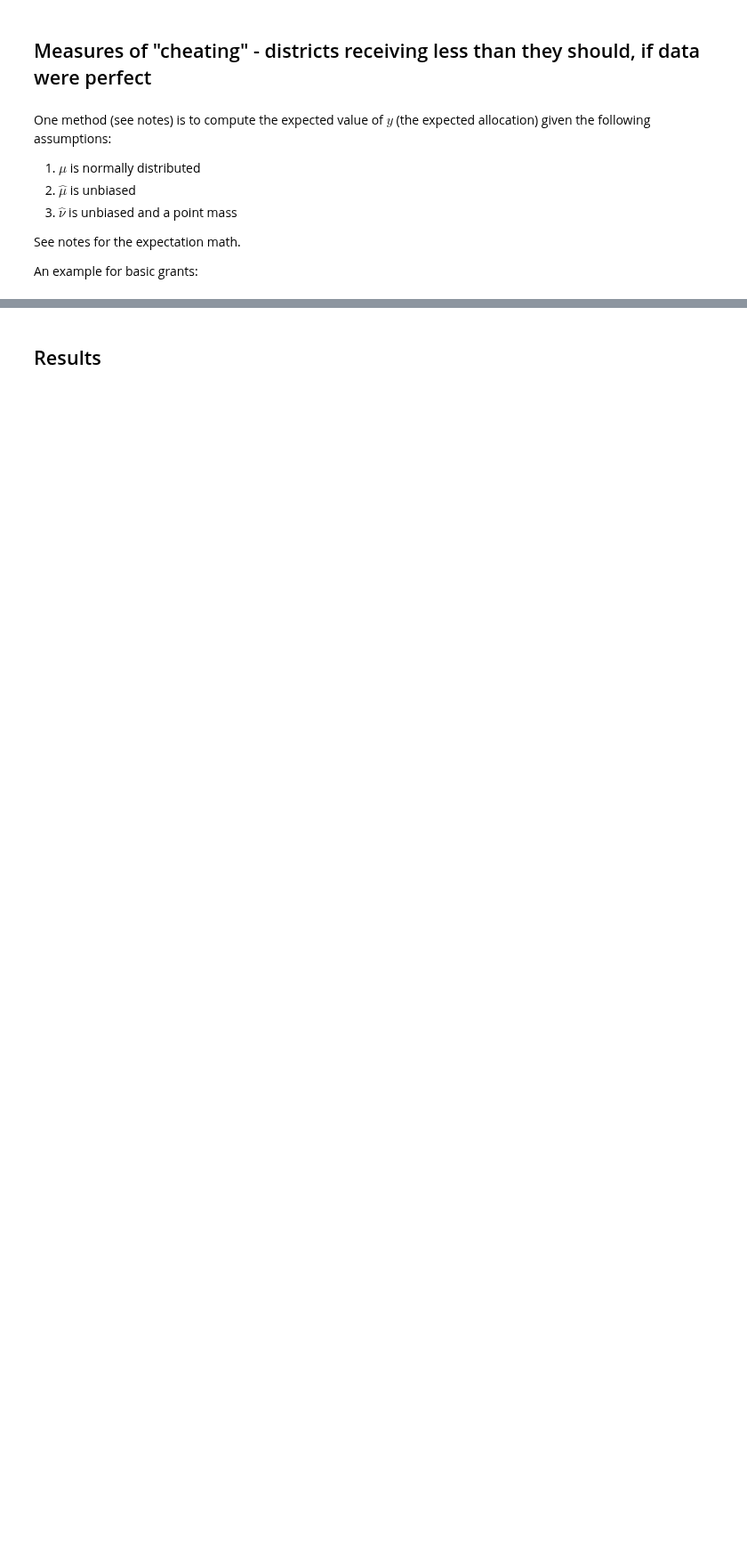
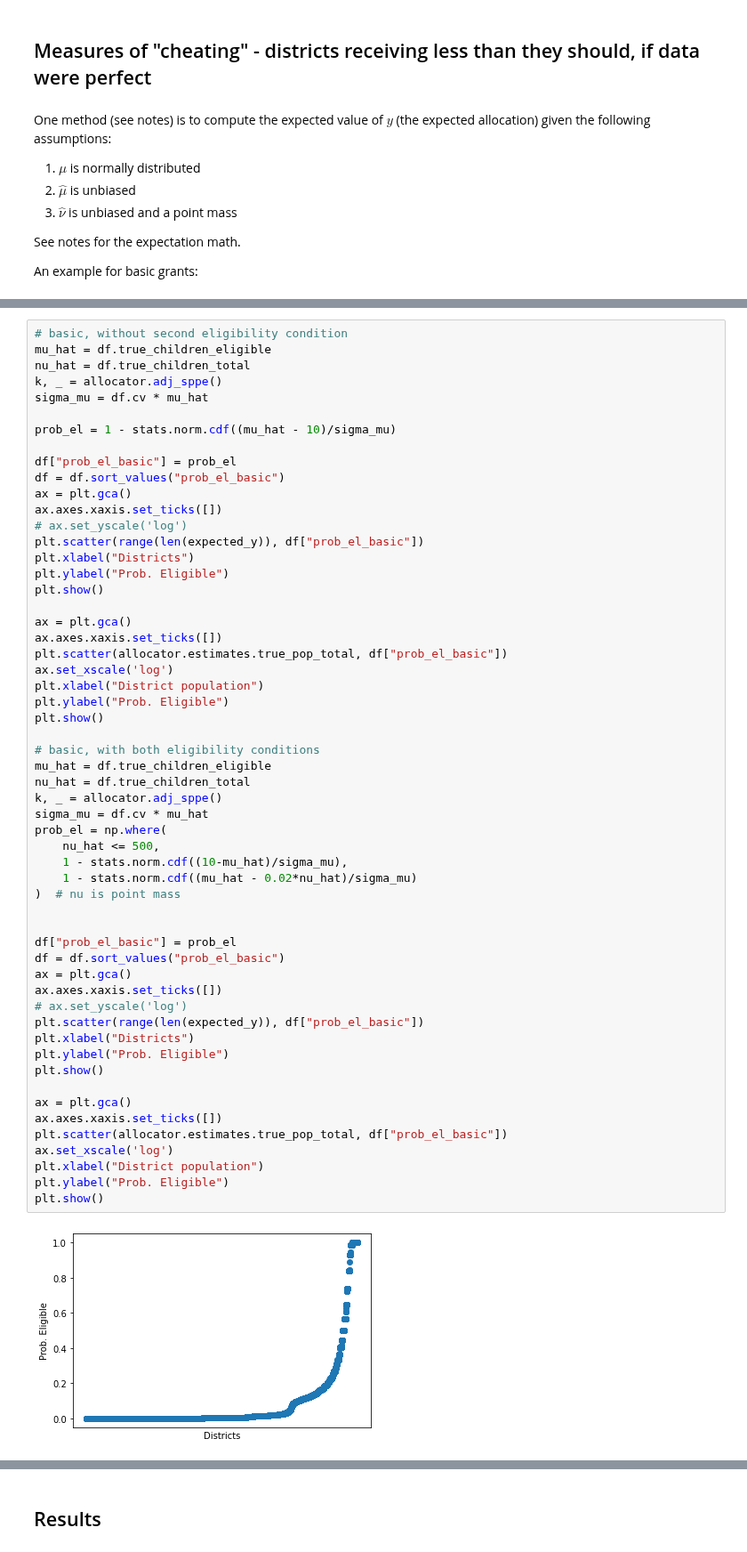
Before and after one commit to ryansteed/dp-policy, a Jupyter notebook: notebooks/titlei.ipynb, the cells around one changed output, grey strips where cells are left out. Shown at 89% size. Drawn from its saved outputs; the diff is of its cells as text; blank space fills up the shorter version.

Commit message:
:construction: WIP: eligibility analysis

```diff
--- a/notebooks/titlei.ipynb
+++ b/notebooks/titlei.ipynb
@@ -600,0 +605,58 @@ df.tail()
+# %%
+# basic, without second eligibility condition
+mu_hat = df.true_children_eligible
+nu_hat = df.true_children_total
+k, _ = allocator.adj_sppe()
+sigma_mu = df.cv * mu_hat
+
+prob_el = 1 - stats.norm.cdf((mu_hat - 10)/sigma_mu)
+
+df["prob_el_basic"] = prob_el
+df = df.sort_values("prob_el_basic")
+ax = plt.gca()
+ax.axes.xaxis.set_ticks([])
+# ax.set_yscale('log')
+plt.scatter(range(len(expected_y)), df["prob_el_basic"])
+plt.xlabel("Districts")
+plt.ylabel("Prob. Eligible")
+plt.show()
+
+ax = plt.gca()
+ax.axes.xaxis.set_ticks([])
+plt.scatter(allocator.estimates.true_pop_total, df["prob_el_basic"])
+ax.set_xscale('log')
+plt.xlabel("District population")
+plt.ylabel("Prob. Eligible")
+plt.show()
+
+# basic, with both eligibility conditions
+mu_hat = df.true_children_eligible
+nu_hat = df.true_children_total
+k, _ = allocator.adj_sppe()
+sigma_mu = df.cv * mu_hat
+prob_el = np.where(
+    nu_hat <= 500,
+    1 - stats.norm.cdf((10-mu_hat)/sigma_mu),
+    1 - stats.norm.cdf((mu_hat - 0.02*nu_hat)/sigma_mu)
+)  # nu is point mass
+
+
+df["prob_el_basic"] = prob_el
+df = df.sort_values("prob_el_basic")
+ax = plt.gca()
+ax.axes.xaxis.set_ticks([])
+# ax.set_yscale('log')
+plt.scatter(range(len(expected_y)), df["prob_el_basic"])
+plt.xlabel("Districts")
+plt.ylabel("Prob. Eligible")
+plt.show()
+
+ax = plt.gca()
+ax.axes.xaxis.set_ticks([])
+plt.scatter(allocator.estimates.true_pop_total, df["prob_el_basic"])
+ax.set_xscale('log')
+plt.xlabel("District population")
+plt.ylabel("Prob. Eligible")
+plt.show()
+# %% [output]
+[figure, added]
```
Also changed, not shown: parts of 11 cells of this notebook, 1 other file.
